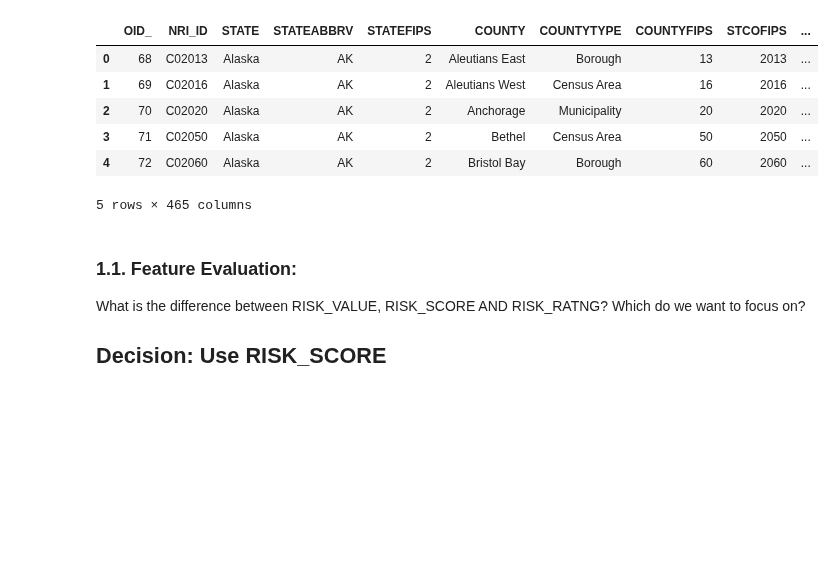
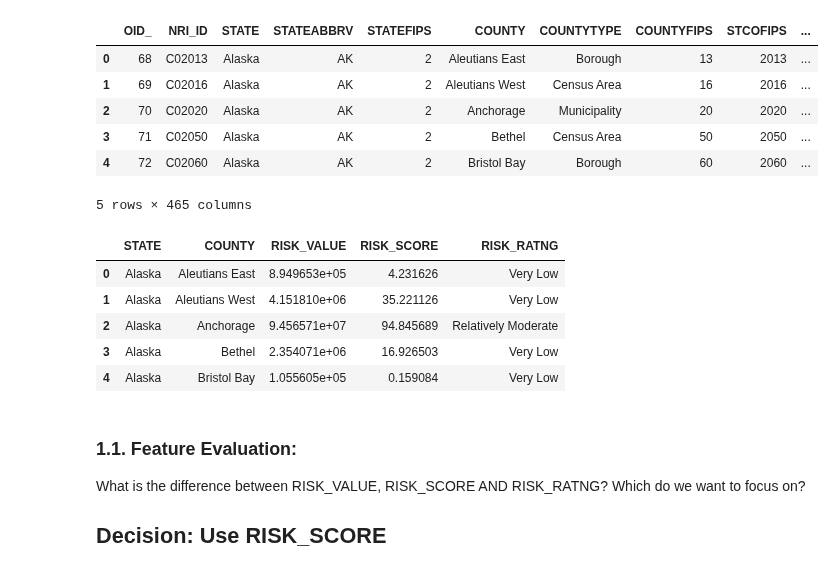
Before and after one commit to jahnavi-maddhuri/Climate-Risk-Impact-on-House-Prices, a Jupyter notebook: DataCleaningCombining.ipynb, the cells around one changed output. Drawn from its saved outputs; the diff is of its cells as text; code cells hidden in the pictures; blank space fills up the shorter version.

```diff
--- a/DataCleaningCombining.ipynb
+++ b/DataCleaningCombining.ipynb
@@ -42,6 +42,16 @@ risk.head()
 | 3 | 71 | C02050 | Alaska | AK | 2 | Bethel | Census Area | 50 | 2050 | ... |
 | 4 | 72 | C02060 | Alaska | AK | 2 | Bristol Bay | Borough | 60 | 2060 | ... |
 5 rows × 465 columns
+# %%
+df1 = risk[["STATE", "COUNTY", "RISK_VALUE", "RISK_SCORE", "RISK_RATNG"]]
+df1.head()
+# %% [output]
+|  | STATE | COUNTY | RISK_VALUE | RISK_SCORE | RISK_RATNG |
+| 0 | Alaska | Aleutians East | 8.949653e+05 | 4.231626 | Very Low |
+| 1 | Alaska | Aleutians West | 4.151810e+06 | 35.221126 | Very Low |
+| 2 | Alaska | Anchorage | 9.456571e+07 | 94.845689 | Relatively Moderate |
+| 3 | Alaska | Bethel | 2.354071e+06 | 16.926503 | Very Low |
+| 4 | Alaska | Bristol Bay | 1.055605e+05 | 0.159084 | Very Low |
 # %% [markdown]
 ### 1.1. Feature Evaluation:
 What is the difference between RISK_VALUE, RISK_SCORE AND RISK_RATNG? Which do we want to focus on?
```
Also changed, not shown: parts of 46 cells of this notebook, 1 other file.
